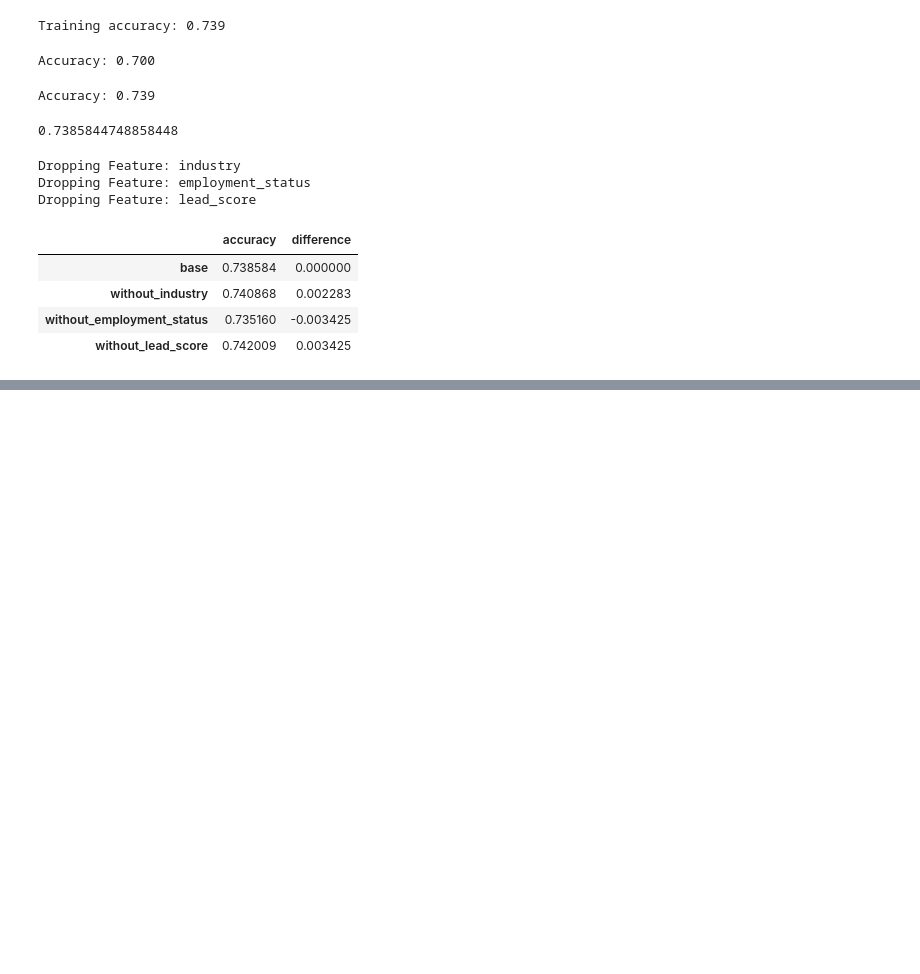
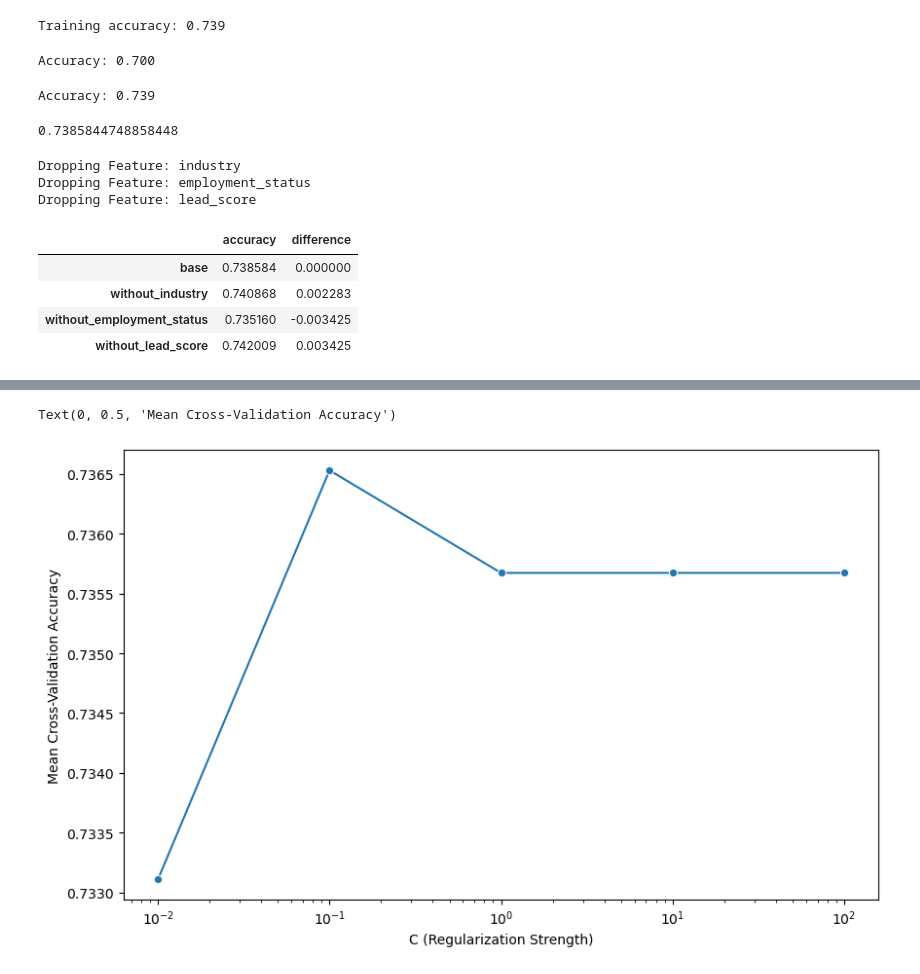
Before and after one commit to mchadolias/ml-zoomcamp-2025, a Jupyter notebook: 03-week/hw3_solution.ipynb, the cells around one changed output, grey strips where cells are left out. Drawn from its saved outputs; the diff is of its cells as text; code cells hidden in the pictures; blank space fills up the shorter version.

```diff
--- a/03-week/hw3_solution.ipynb
+++ b/03-week/hw3_solution.ipynb
@@ -125,8 +126,9 @@ def train_logistic_regression(X_train, y, C=1.0, random_state=42, max_iter=1000,
         if verbose:
             print(f"Best parameters: {grid_search.best_params_}")
             print(f"Best cross-validation score: {grid_search.best_score_:.3f}")
+            print(f"Training accuracy with best parameters: {grid_search.best_estimator_.score(X_train, y):.3f}")
 
-        return grid_search.best_estimator_
+        return grid_search.best_estimator_, grid_search
 
     elif model_type == "normal":
         model = LogisticRegression(C=C, random_state=random_state, max_iter=max_iter, solver=solver)
@@ -272,7 +274,7 @@ param_grid = { "C": [0.01, 0.1, 1, 10, 100] }
 
 x_full_train, y_full_train = pd.concat([X_train, X_val]), pd.concat([y_train, y_val])
 
-model = train_logistic_regression(x_full_train, y_full_train, model_type="grid_search", params_grid=param_grid, verbose=True)
+model, grid = train_logistic_regression(x_full_train, y_full_train, model_type="grid_search", params_grid=param_grid, verbose=True)
 # %% [output]
 Fitting 5 folds for each of 5 candidates, totalling 25 fits
 Best parameters: {'C': 0.1}
@@ -279,0 +306,10 @@ Best cross-validation score: 0.737
+# %%
+# Plot grid search accuracy results
+fig, ax = plt.subplots(figsize=(10, 6))
+sns.lineplot(x=grid.cv_results_['param_C'].data, y=grid.cv_results_['mean_test_score'], ax=ax, marker='o')
+ax.set_xscale('log')
+ax.set_xlabel('C (Regularization Strength)')
+ax.set_ylabel('Mean Cross-Validation Accuracy')
+# %% [output]
+Text(0, 0.5, 'Mean Cross-Validation Accuracy')
+[figure, added]
```
Also changed, not shown: parts of 3 cells of this notebook, 13 other files.
